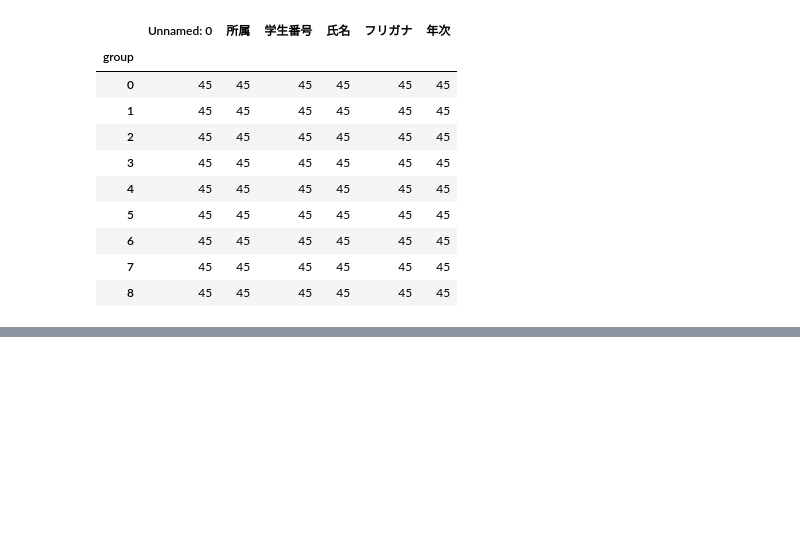
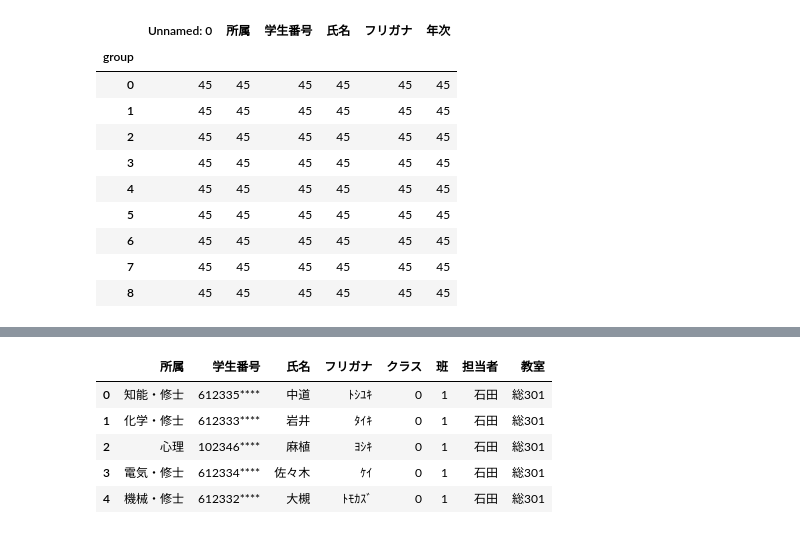
Before and after one commit to IshidaMotohiro/DS2023, a Jupyter notebook: make_groups.ipynb, the cells around one changed output, grey strips where cells are left out. Drawn from its saved outputs; the diff is of its cells as text; code cells hidden in the pictures; blank space fills up the shorter version.

```diff
--- a/make_groups.ipynb
+++ b/make_groups.ipynb
@@ -112,0 +129,25 @@ df.groupby('group').count()
+# %%
+## 所属列から「創生M」の文字を削除する
+dat['所属'] = dat['所属'].str.replace('創成Ｍ　', '')
+dat['所属'] = dat['所属'].str.replace('理工　', '')
+dat['所属'] = dat['所属'].str.replace('生物資源　', '')
+dat['所属'] = dat['所属'].str.replace('臨床', '')
+dat['所属'] = dat['所属'].str.replace('創成', '')
+# %%
+##　「学生番号」の最後の４桁を*に置き換える
+dat['学生番号'] = dat['学生番号'].astype(str).str[:-4] + '****'
+# %%
+## 氏名列から、全角スペースの前半だけを取り出す
+dat['氏名'] = dat['氏名'].str.split('　').str[0]
+# %%
+## フリガナ列から、半角スペースの後半だけを取り出す
+dat['フリガナ'] = dat['フリガナ'].str.split(' ').str[1]
+# %%
+dat.head()
+# %% [output]
+|  | 所属 | 学生番号 | 氏名 | フリガナ | クラス | 班 | 担当者 | 教室 |
+| 0 | 知能・修士 | 612335**** | 中道 | ﾄｼﾕｷ | 0 | 1 | 石田 | 総301 |
+| 1 | 化学・修士 | 612333**** | 岩井 | ﾀｲｷ | 0 | 1 | 石田 | 総301 |
+| 2 | 心理 | 102346**** | 麻植 | ﾖｼｷ | 0 | 1 | 石田 | 総301 |
+| 3 | 電気・修士 | 612334**** | 佐々木 | ｹｲ | 0 | 1 | 石田 | 総301 |
+| 4 | 機械・修士 | 612332**** | 大槻 | ﾄﾓｶｽﾞ | 0 | 1 | 石田 | 総301 |
```
Also changed, not shown: parts of 3 cells of this notebook, 11 other files.
